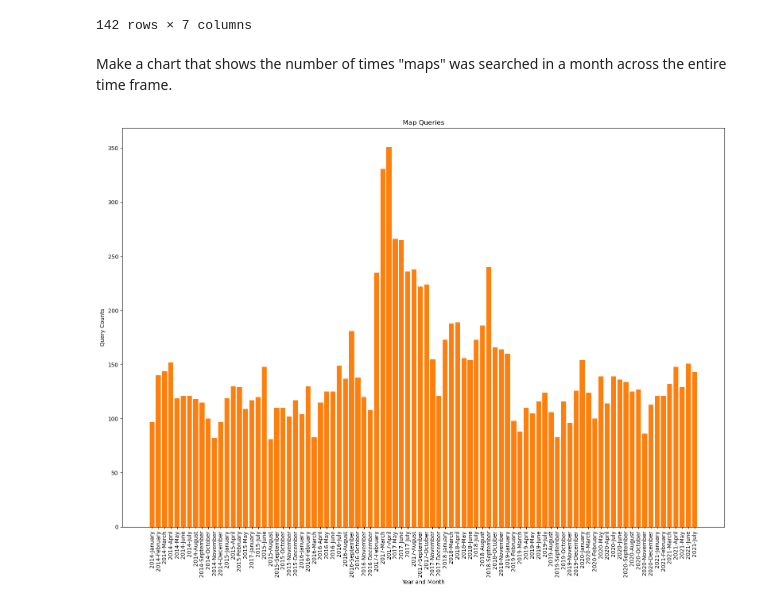
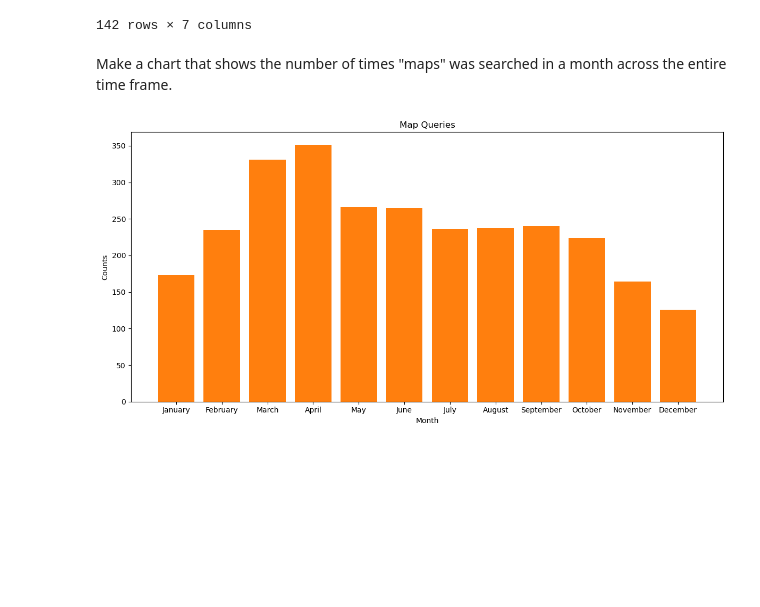
Before and after one commit to NSS-Data-Analytics-Cohort-10/api-HTMIV, a Jupyter notebook: notebooks/APIs.ipynb, the cells around one changed output. Drawn from its saved outputs; the diff is of its cells as text; code cells hidden in the pictures; blank space fills up the shorter version.

```diff
--- a/notebooks/APIs.ipynb
+++ b/notebooks/APIs.ipynb
@@ -229,19 +229,19 @@ ALLMAPS
 | 42682 | June | 2021 | 151 | maps | 6 | 6 | 06 |
 | 43183 | July | 2021 | 143 | MAPS | 7 | 7 | 07 |
 142 rows × 7 columns
-# %% [markdown]
-Make a chart that shows the number of times "maps" was searched in a month across the entire time frame.
-# %%
-plt.figure(figsize=(16,12))
-for index, row in ALLMAPS.iterrows():
-    x = ALLMAPS["year"]+'-('+ ALLMAPS["month_numchar"]+')-'+ ALLMAPS["month_name"]
-    y = ALLMAPS['query_count']
-    plt.bar(ALLMAPS["year"]+'-'+ALLMAPS["month_name"],ALLMAPS['query_count'])
-plt.xlabel('Year and Month')
-plt.ylabel('Query Counts')
-plt.title('Map Queries')
-plt.xticks(rotation=90)
-plt.tight_layout()
-plt.show()
-# %% [output]
-[figure, removed]
+# %% [markdown]
+Make a chart that shows the number of times "maps" was searched in a month across the entire time frame.
+# %%
+plt.figure(figsize=(12,6))
+for index, row in ALLMAPS.iterrows():
+    x = ALLMAPS["year"]+'-('+ ALLMAPS["month_numchar"]+')-'+ ALLMAPS["month_name"]
+    y = ALLMAPS['query_count']
+    plt.bar(ALLMAPS["month_name"],ALLMAPS['query_count'])
+plt.xlabel('Month')
+plt.ylabel('Counts')
+plt.title('Map Queries')
+#plt.xticks(rotation=90)
+plt.tight_layout()
+plt.show()
+# %% [output]
+[figure, added]
```
